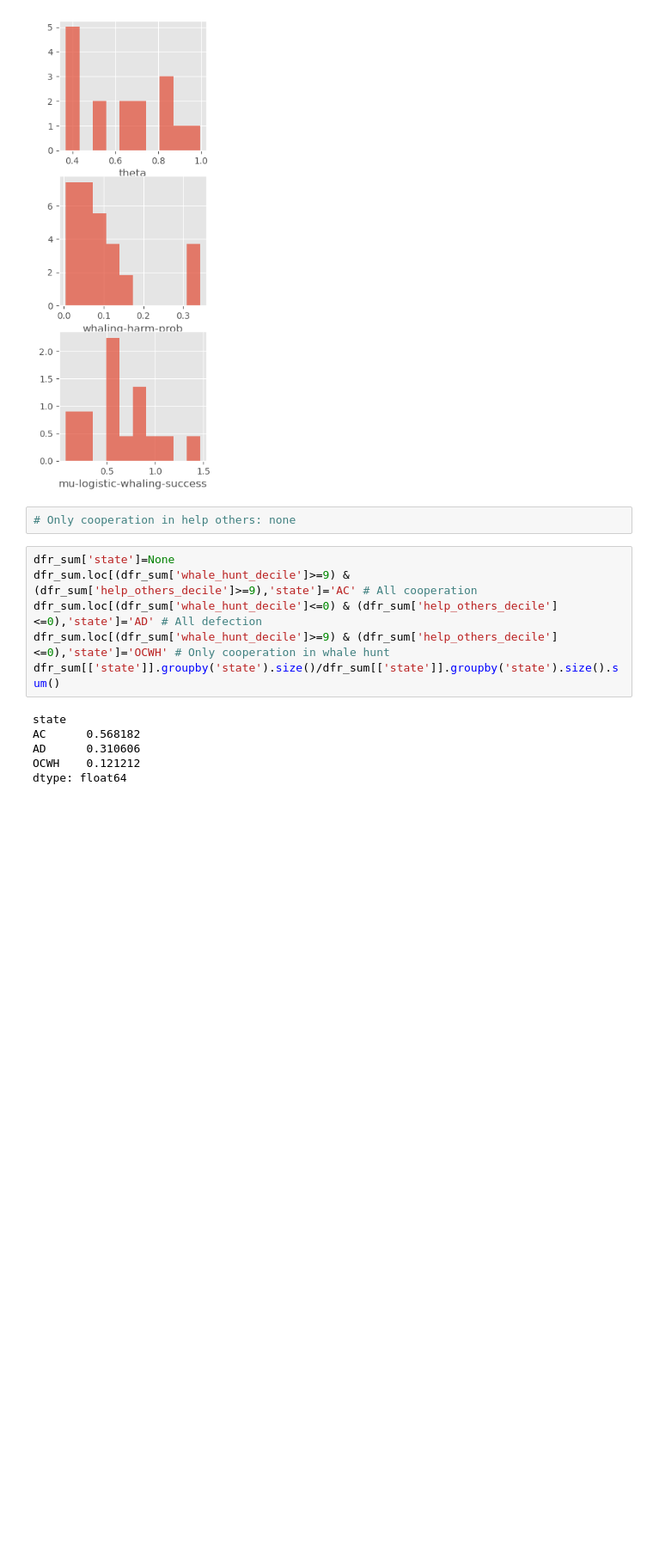
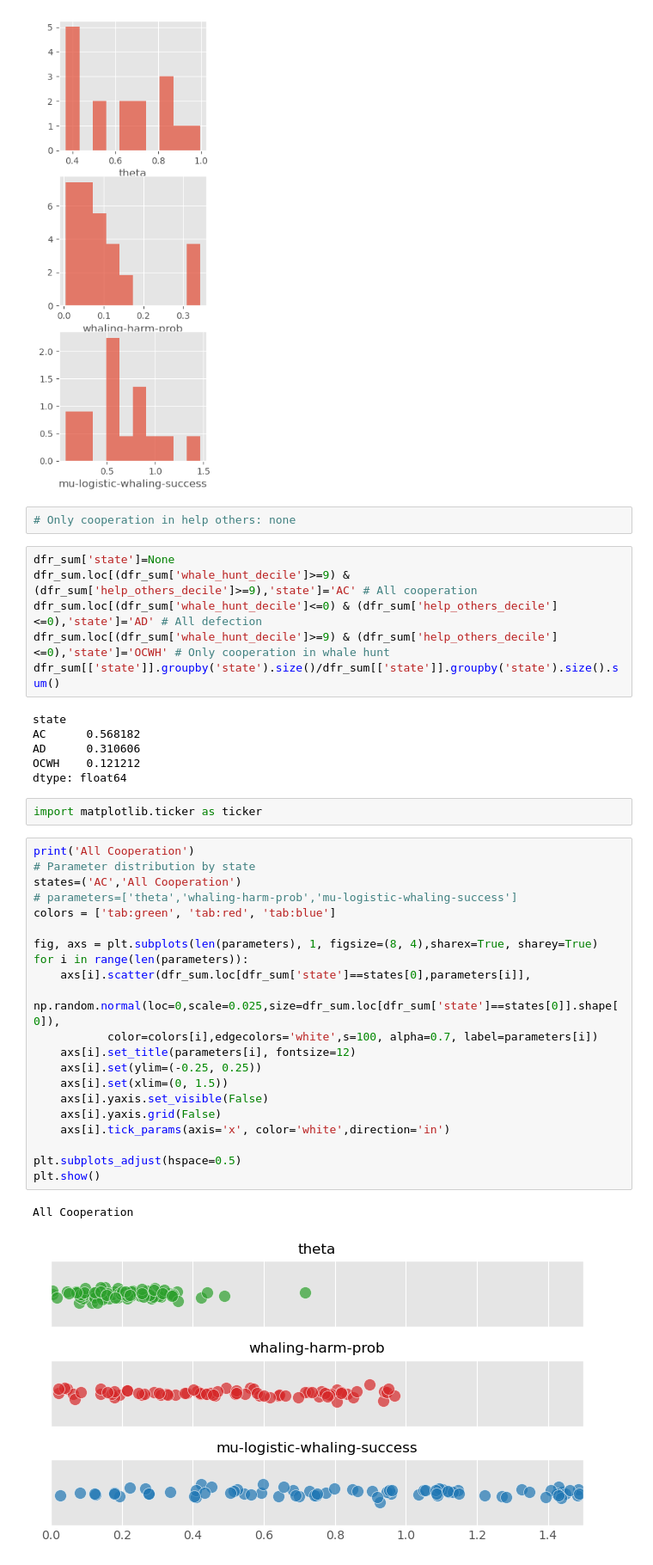
Before and after one commit to jismartin/kawesqarcoop, a Jupyter notebook: notebooks/lhs_analysis.ipynb, the cells around one changed output. Shown: that part at 86% size. Cells and saved outputs as stored; diff of their text form; blank space fills up the shorter version.

Commit message:
New state plots

```diff
--- a/notebooks/lhs_analysis.ipynb
+++ b/notebooks/lhs_analysis.ipynb
@@ -260,3 +260,29 @@ AC      0.568182
 AD      0.310606
 OCWH    0.121212
 dtype: float64
+# %%
+import matplotlib.ticker as ticker
+# %%
+print('All Cooperation')
+# Parameter distribution by state
+states=('AC','All Cooperation')
+# parameters=['theta','whaling-harm-prob','mu-logistic-whaling-success']
+colors = ['tab:green', 'tab:red', 'tab:blue']
+
+fig, axs = plt.subplots(len(parameters), 1, figsize=(8, 4),sharex=True, sharey=True)
+for i in range(len(parameters)):
+    axs[i].scatter(dfr_sum.loc[dfr_sum['state']==states[0],parameters[i]],
+           np.random.normal(loc=0,scale=0.025,size=dfr_sum.loc[dfr_sum['state']==states[0]].shape[0]),
+           color=colors[i],edgecolors='white',s=100, alpha=0.7, label=parameters[i])
+    axs[i].set_title(parameters[i], fontsize=12)
+    axs[i].set(ylim=(-0.25, 0.25))
+    axs[i].set(xlim=(0, 1.5))
+    axs[i].yaxis.set_visible(False)
+    axs[i].yaxis.grid(False)
+    axs[i].tick_params(axis='x', color='white',direction='in')
+
+plt.subplots_adjust(hspace=0.5)
+plt.show()
+# %% [output]
+All Cooperation
+[figure, added]
```
Also changed, not shown: parts of 6 cells of this notebook.
